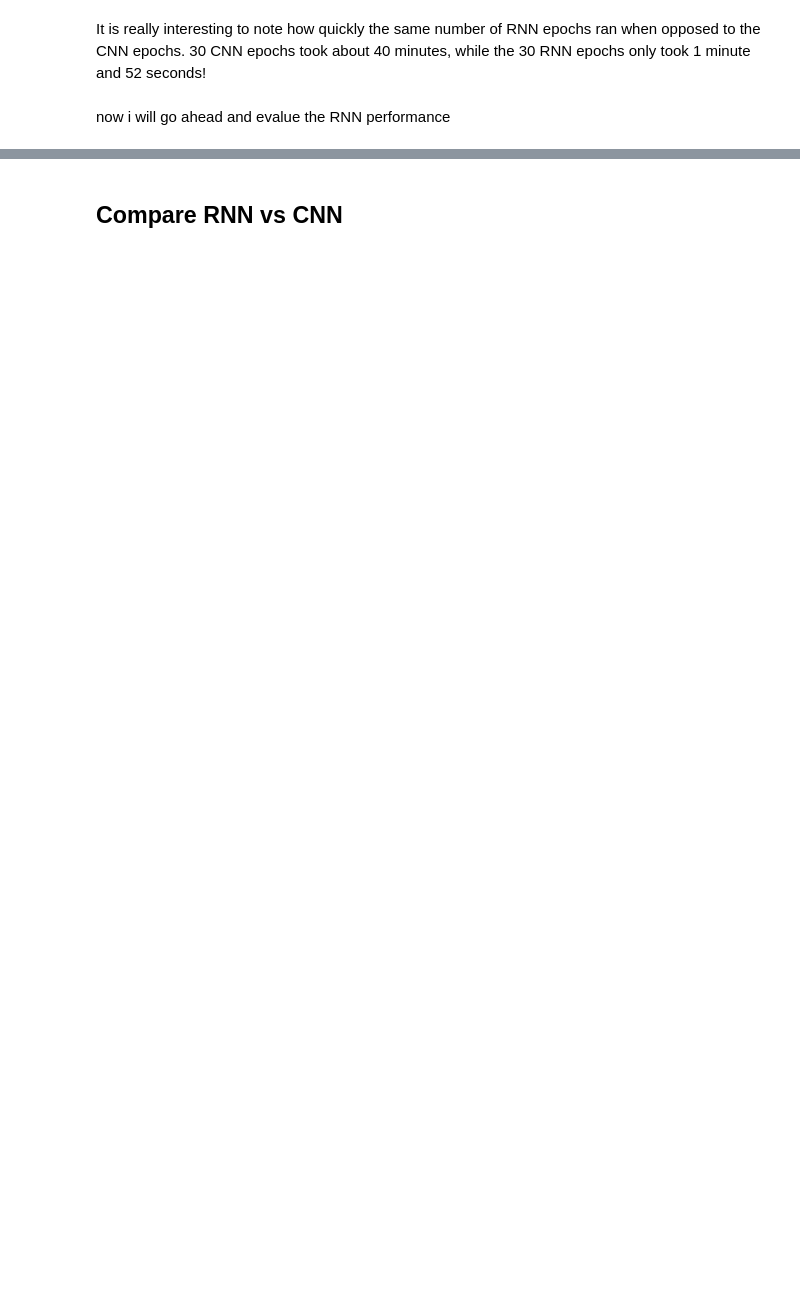
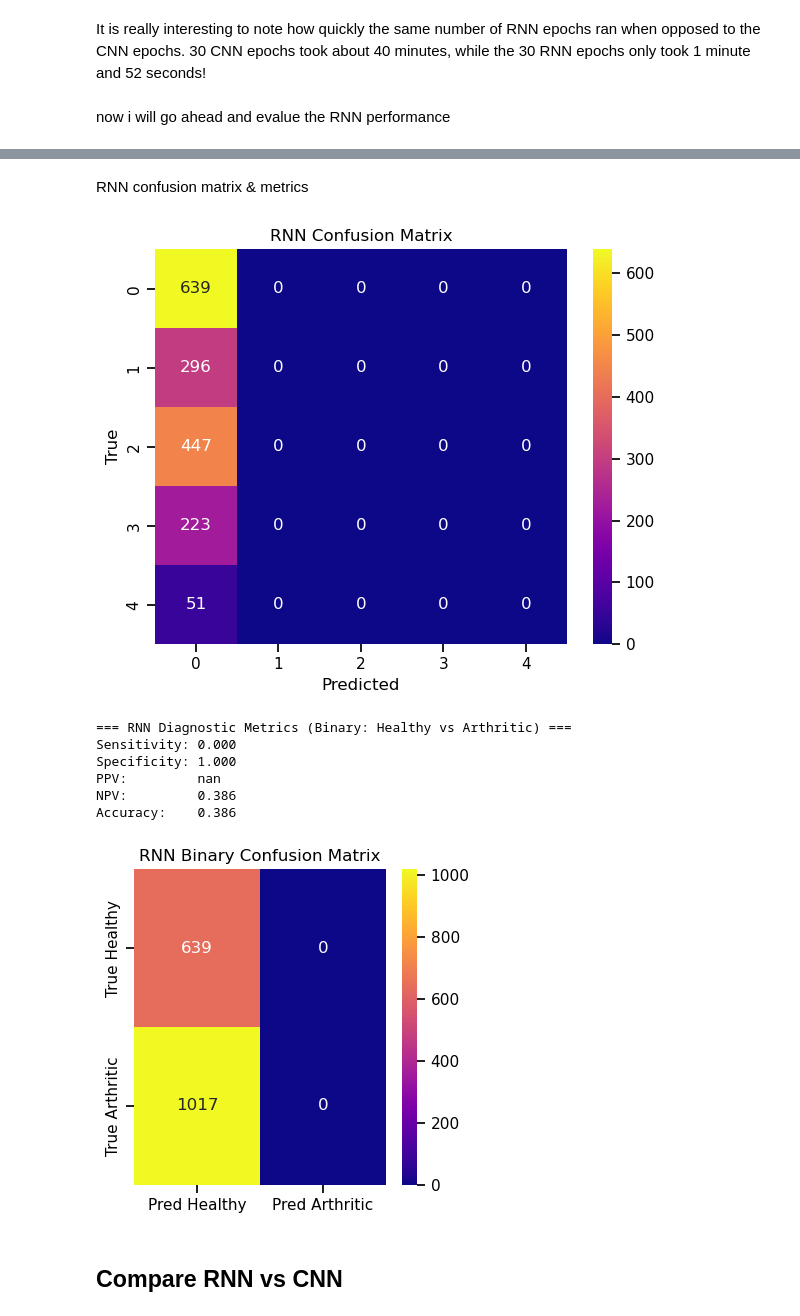
Before and after one commit to Kate-Zilla/deep-learning-arthritis-detection, a Jupyter notebook: arth_det.ipynb, the cells around one changed output, grey strips where cells are left out. Saved outputs shown, nothing was run; the diff lists cells and outputs as text; code cells hidden in the pictures; blank space fills up the shorter version.

```diff
--- a/arth_det.ipynb
+++ b/arth_det.ipynb
@@ -548,0 +603,62 @@ RNN — Test accuracy: 0.384
+# %% [markdown]
+RNN confusion matrix & metrics
+# %%
+y_true_rnn = []
+y_pred_rnn = []
+
+for imgs, labels in test_ds_prep:
+    preds = rnn_model.predict(imgs, verbose=0)
+    y_true_rnn.extend(labels.numpy())
+    y_pred_rnn.extend(np.argmax(preds, axis=1))
+
+y_true_rnn = np.array(y_true_rnn)
+y_pred_rnn = np.array(y_pred_rnn)
+
+# Multi-class confusion matrix for RNN
+cm_rnn = confusion_matrix(y_true_rnn, y_pred_rnn)
+
+plt.figure(figsize=(6,5))
+sns.heatmap(cm_rnn, annot=True, fmt="d", cmap="plasma",
+            xticklabels=class_names, yticklabels=class_names)
+plt.xlabel("Predicted")
+plt.ylabel("True")
+plt.title("RNN Confusion Matrix")
+plt.tight_layout()
+plt.show()
+
+# === Diagnostic Metrics (Binary: Healthy vs Arthritic) ===
+y_true_rnn_binary = (y_true_rnn > 0).astype(int)
+y_pred_rnn_binary = (y_pred_rnn > 0).astype(int)
+
+cm_bin_rnn = confusion_matrix(y_true_rnn_binary, y_pred_rnn_binary)
+TN, FP, FN, TP = cm_bin_rnn.ravel()
+
+sensitivity = TP / (TP + FN)
+specificity = TN / (TN + FP)
+ppv = TP / (TP + FP)
+npv = TN / (TN + FN)
+accuracy = (TP + TN) / cm_bin_rnn.sum()
+
+print("=== RNN Diagnostic Metrics (Binary: Healthy vs Arthritic) ===")
+print(f"Sensitivity: {sensitivity:.3f}")
+print(f"Specificity: {specificity:.3f}")
+print(f"PPV:         {ppv:.3f}")
+print(f"NPV:         {npv:.3f}")
+print(f"Accuracy:    {accuracy:.3f}")
+
+plt.figure(figsize=(4,4))
+sns.heatmap(cm_bin_rnn, annot=True, fmt="d", cmap="plasma",
+            xticklabels=["Pred Healthy","Pred Arthritic"],
+            yticklabels=["True Healthy","True Arthritic"])
+plt.title("RNN Binary Confusion Matrix")
+plt.tight_layout()
+plt.show()
+# %% [output]
+[figure, added]
+=== RNN Diagnostic Metrics (Binary: Healthy vs Arthritic) ===
+Sensitivity: 0.000
+Specificity: 1.000
+PPV:         nan
+NPV:         0.386
+Accuracy:    0.386
+[figure, added]
```
Also changed, not shown: parts of 39 cells of this notebook.
